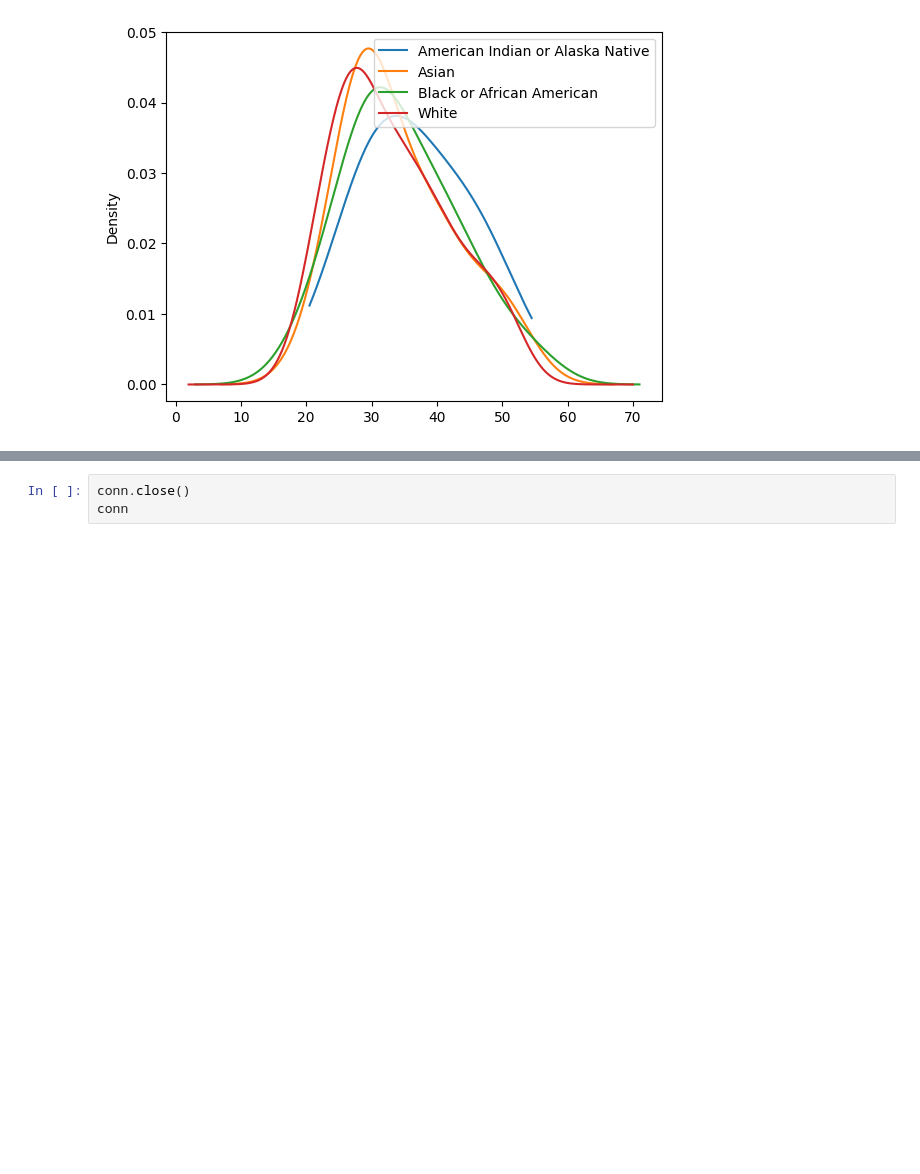
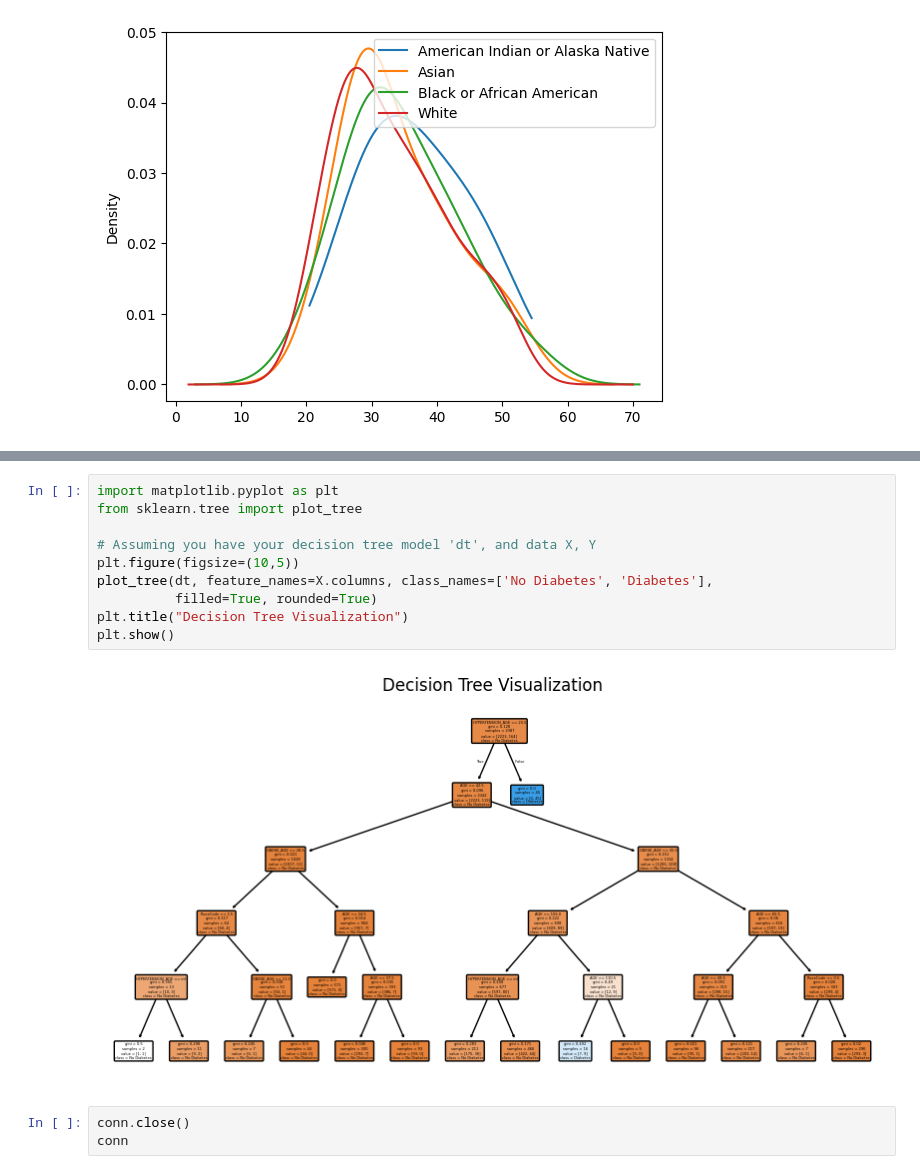
Before and after one commit to Virtually-Healthcare/data-engineering-examples, a Jupyter notebook: DiabetesSQL.ipynb, the cells around one changed output, grey strips where cells are left out. Saved outputs shown, nothing was run; the diff lists cells and outputs as text; blank space fills up the shorter version.

```diff
--- a/DiabetesSQL.ipynb
+++ b/DiabetesSQL.ipynb
@@ -299,3 +363,15 @@ Name: TYPE2DIABETES_AGE, dtype: object
+# %%
+import matplotlib.pyplot as plt
+from sklearn.tree import plot_tree
+
+# Assuming you have your decision tree model 'dt', and data X, Y
+plt.figure(figsize=(10,5))
+plot_tree(dt, feature_names=X.columns, class_names=['No Diabetes', 'Diabetes'],
+          filled=True, rounded=True)
+plt.title("Decision Tree Visualization")
+plt.show()
+# %% [output]
+[figure, added]
 # %%
 conn.close()
 conn
```
Also changed, not shown: parts of 5 cells of this notebook.
